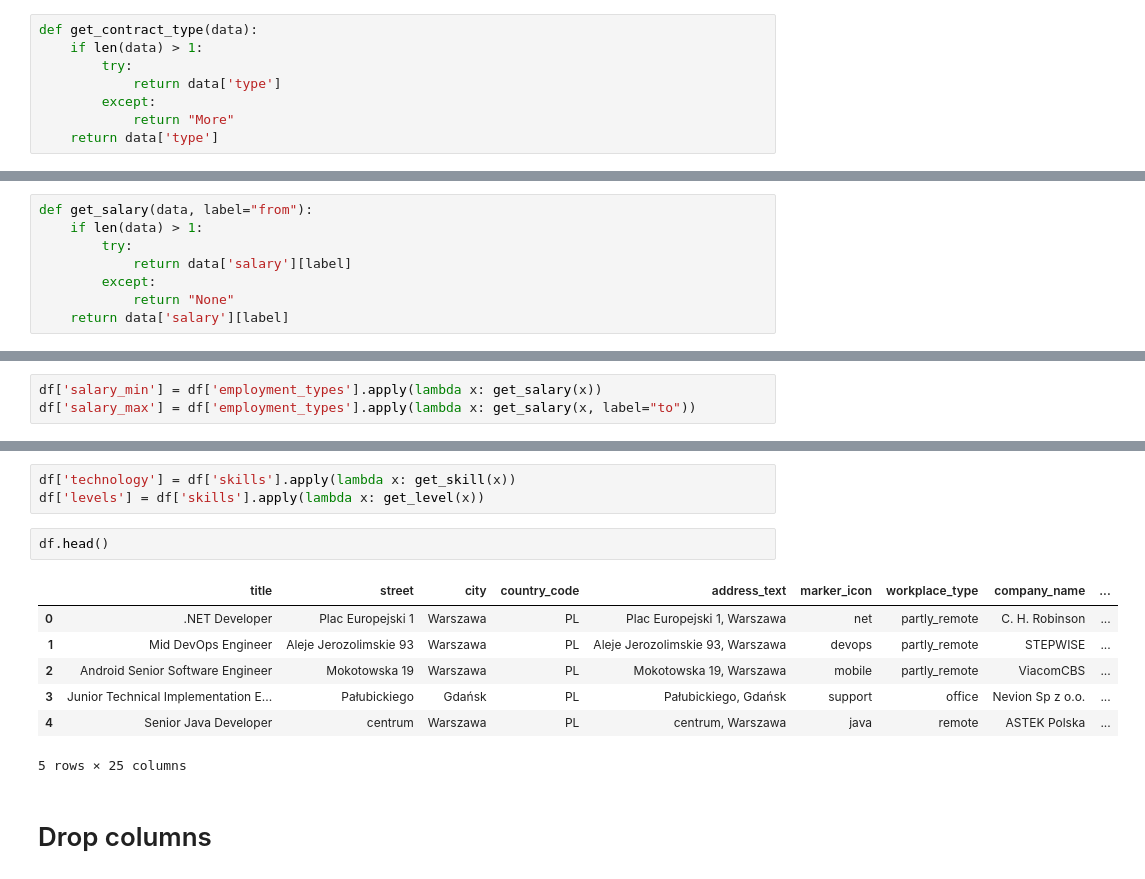
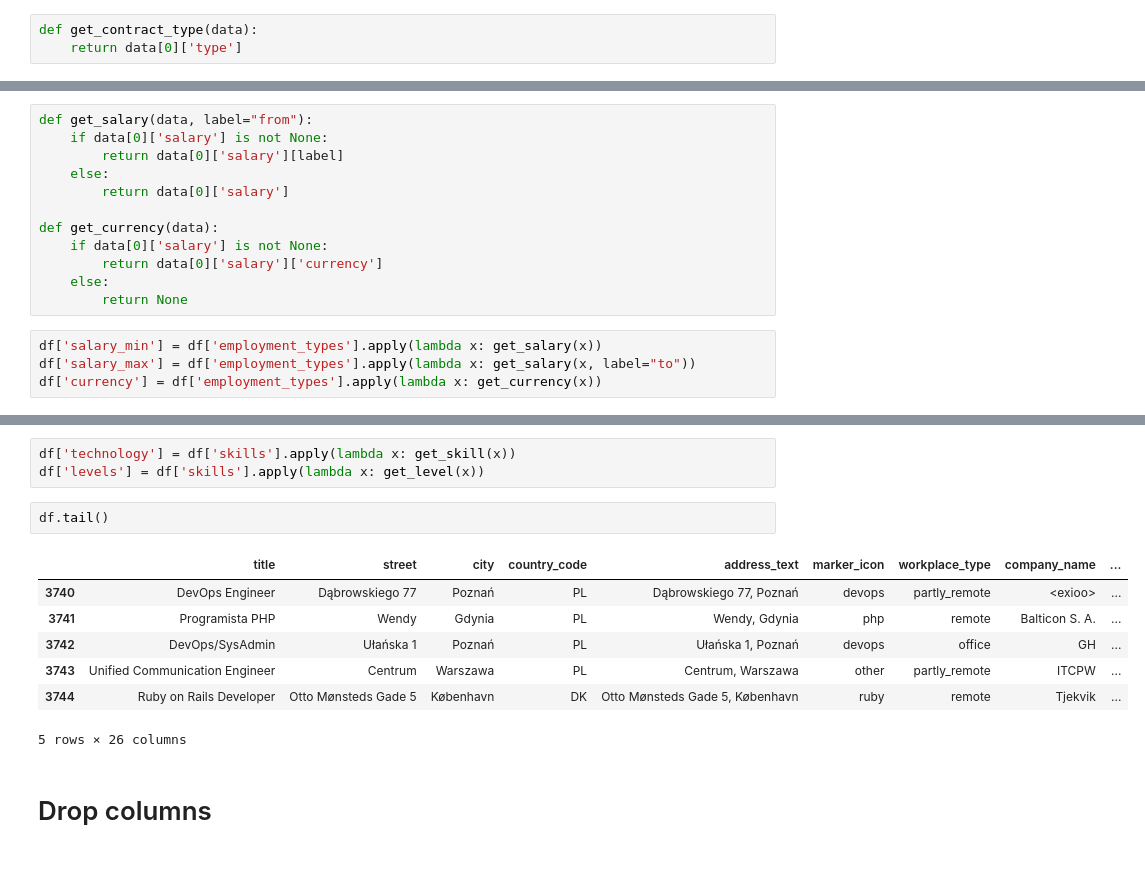
Before and after one commit to MalarzDawid/Job-Salary-Prediction, a Jupyter notebook: projects/justjoin-jobs/notebooks/clear-data.ipynb, the cells around one changed output, grey strips where cells are left out. Cells and saved outputs as stored; diff of their text form.

```diff
--- a/projects/justjoin-jobs/notebooks/clear-data.ipynb
+++ b/projects/justjoin-jobs/notebooks/clear-data.ipynb
@@ -117,11 +126,6 @@ df.head()
 # %%
 def get_contract_type(data):
-    if len(data) > 1:
-        try:
-            return data['type']
-        except:
-            return "More"
-    return data['type']
+    return data[0]['type']
 # %%
 df['contract_type'] = df['employment_types'].apply(lambda x: get_contract_type(x))
 # %%
@@ -140,11 +144,3 @@ df.head()
 5 rows × 21 columns
 # %% [markdown]
 ## Price
-# %%
-def get_salary(data, label="from"):
-    if len(data) > 1:
-        try:
-            return data['salary'][label]
-        except:
-            return "None"
-    return data['salary'][label]
@@ -151,6 +153,19 @@ def get_salary(data, label="from"):
+# %%
+def get_salary(data, label="from"):
+    if data[0]['salary'] is not None:
+        return data[0]['salary'][label]
+    else:
+        return data[0]['salary']
+
+def get_currency(data):
+    if data[0]['salary'] is not None:
+        return data[0]['salary']['currency']
+    else:
+        return None
 # %%
 df['salary_min'] = df['employment_types'].apply(lambda x: get_salary(x))
 df['salary_max'] = df['employment_types'].apply(lambda x: get_salary(x, label="to"))
+df['currency'] = df['employment_types'].apply(lambda x: get_currency(x))
 # %% [markdown]
 ## Skills and Technology
 # %%
@@ -177,15 +192,15 @@ def get_level(x):
 df['technology'] = df['skills'].apply(lambda x: get_skill(x))
 df['levels'] = df['skills'].apply(lambda x: get_level(x))
 # %%
-df.head()
+df.tail()
 # %% [output]
 |  | title | street | city | country_code | address_text | marker_icon | workplace_type | company_name | ... |
-| 0 | .NET Developer | Plac Europejski 1 | Warszawa | PL | Plac Europejski 1, Warszawa | net | partly_remote | C. H. Robinson | ... |
-| 1 | Mid DevOps Engineer | Aleje Jerozolimskie 93 | Warszawa | PL | Aleje Jerozolimskie 93, Warszawa | devops | partly_remote | STEPWISE | ... |
-| 2 | Android Senior Software Engineer | Mokotowska 19 | Warszawa | PL | Mokotowska 19, Warszawa | mobile | partly_remote | ViacomCBS | ... |
-| 3 | Junior Technical Implementation E... | Pałubickiego | Gdańsk | PL | Pałubickiego, Gdańsk | support | office | Nevion Sp z o.o. | ... |
-| 4 | Senior Java Developer | centrum | Warszawa | PL | centrum, Warszawa | java | remote | ASTEK Polska | ... |
+| 3740 | DevOps Engineer | Dąbrowskiego 77 | Poznań | PL | Dąbrowskiego 77, Poznań | devops | partly_remote | <exioo> | ... |
+| 3741 | Programista PHP | Wendy | Gdynia | PL | Wendy, Gdynia | php | remote | Balticon S. A. | ... |
+| 3742 | DevOps/SysAdmin | Ułańska 1 | Poznań | PL | Ułańska 1, Poznań | devops | office | GH | ... |
+| 3743 | Unified Communication Engineer | Centrum | Warszawa | PL | Centrum, Warszawa | other | partly_remote | ITCPW | ... |
+| 3744 | Ruby on Rails Developer | Otto Mønsteds Gade 5 | København | DK | Otto Mønsteds Gade 5, København | ruby | remote | Tjekvik | ... |
-5 rows × 25 columns
+5 rows × 26 columns
 # %% [markdown]
 # Drop columns
 # %%
```
Also changed, not shown: parts of 15 cells of this notebook, 1 other file.
